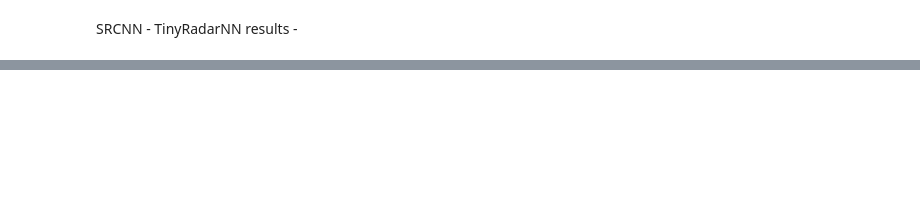
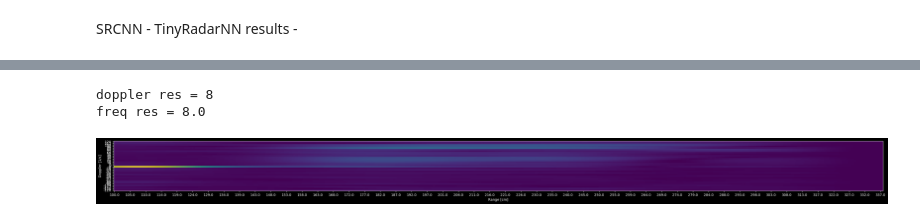
Before and after one commit to NetanelBlumenfeld/Radar, a Jupyter notebook: src/python/main_note_book.ipynb, the cells around one changed output, grey strips where cells are left out. Cells and saved outputs as stored; diff of their text form; code cells hidden in the pictures; blank space fills up the shorter version.

```diff
--- a/src/python/main_note_book.ipynb
+++ b/src/python/main_note_book.ipynb
@@ -212,0 +406,6 @@ mse true - lr:  tensor(0.0009)
+# %%
+plot_doppler(do,prf=256,k=1)
+# %% [output]
+doppler res = 8
+freq res = 8.0
+[figure, added]
```
Also changed, not shown: parts of 29 cells of this notebook, 8 other files.
